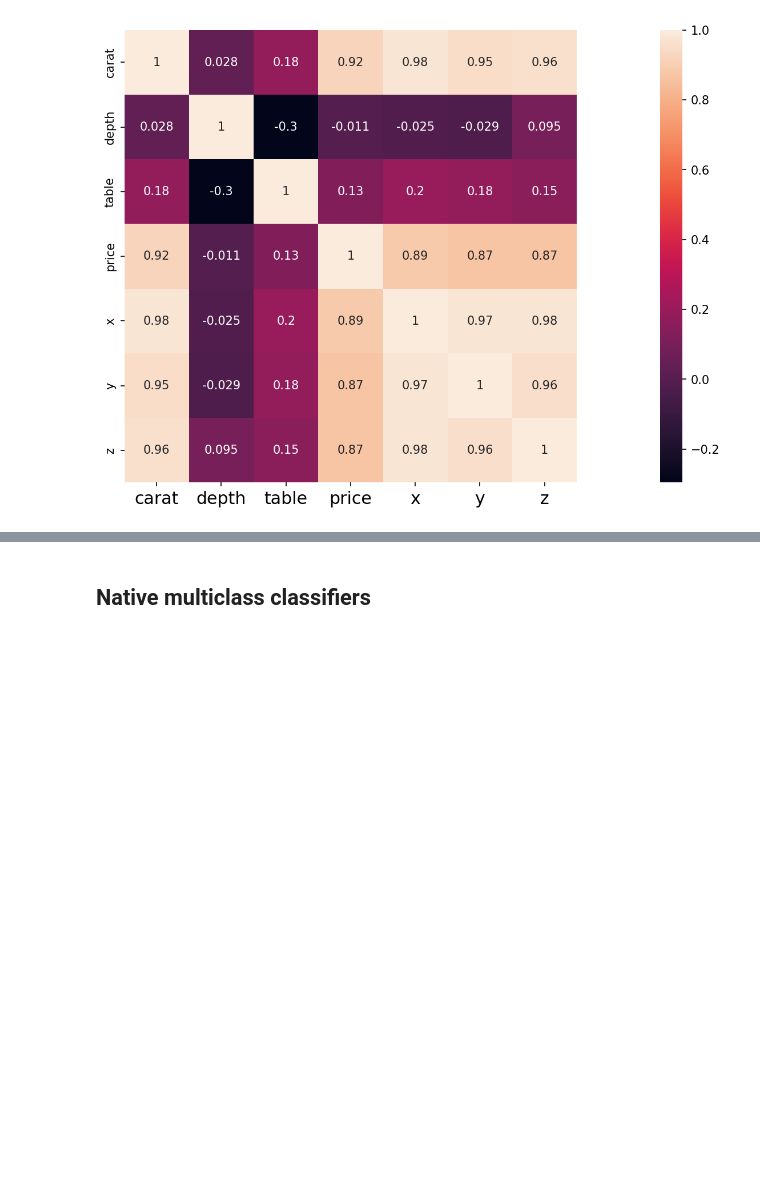
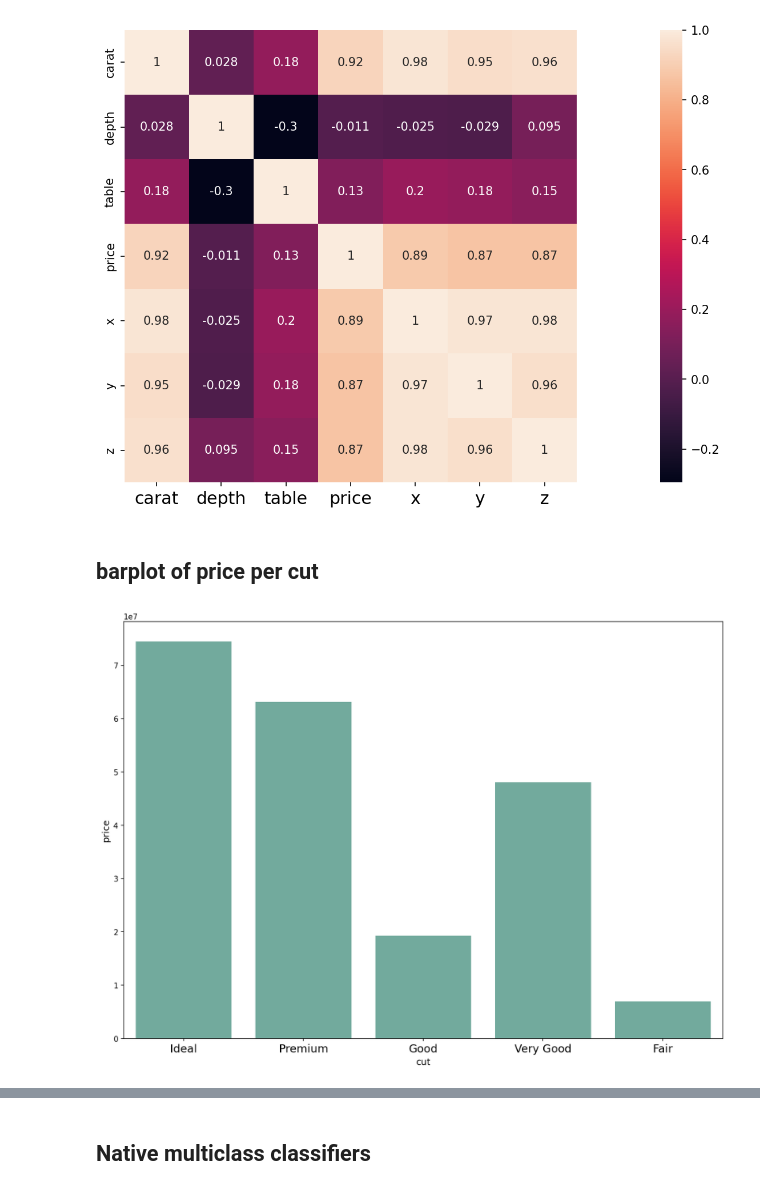
Before and after one commit to SrPhoenix/TAA_project1, a Jupyter notebook: Diamonds Project.ipynb, the cells around one changed output, grey strips where cells are left out. Cells and saved outputs as stored; diff of their text form; code cells hidden in the pictures; blank space fills up the shorter version.

```diff
--- a/Diamonds Project.ipynb
+++ b/Diamonds Project.ipynb
@@ -339,3 +350,25 @@ sns.heatmap(data=corr, square=True , annot=True, cbar=True)
 # %% [output]
 <AxesSubplot:>
 [figure]
+# %% [markdown]
+## barplot of price per cut
+# %%
+
+
+plt.figure(figsize=(14, 10))
+
+sns.barplot(
+    y="price",
+    x="cut",
+    data=data,
+    estimator=sum,
+    ci=None,
+    color='#69b3a2',
+    order= ["Ideal","Premium","Very Good", "Good", "Fair"]
+
+    );
+
+## The better the cut the bigger the price
+## jump from good to very good
+# %% [output]
+[figure, added]
```
Also changed, not shown: parts of 11 cells of this notebook.
